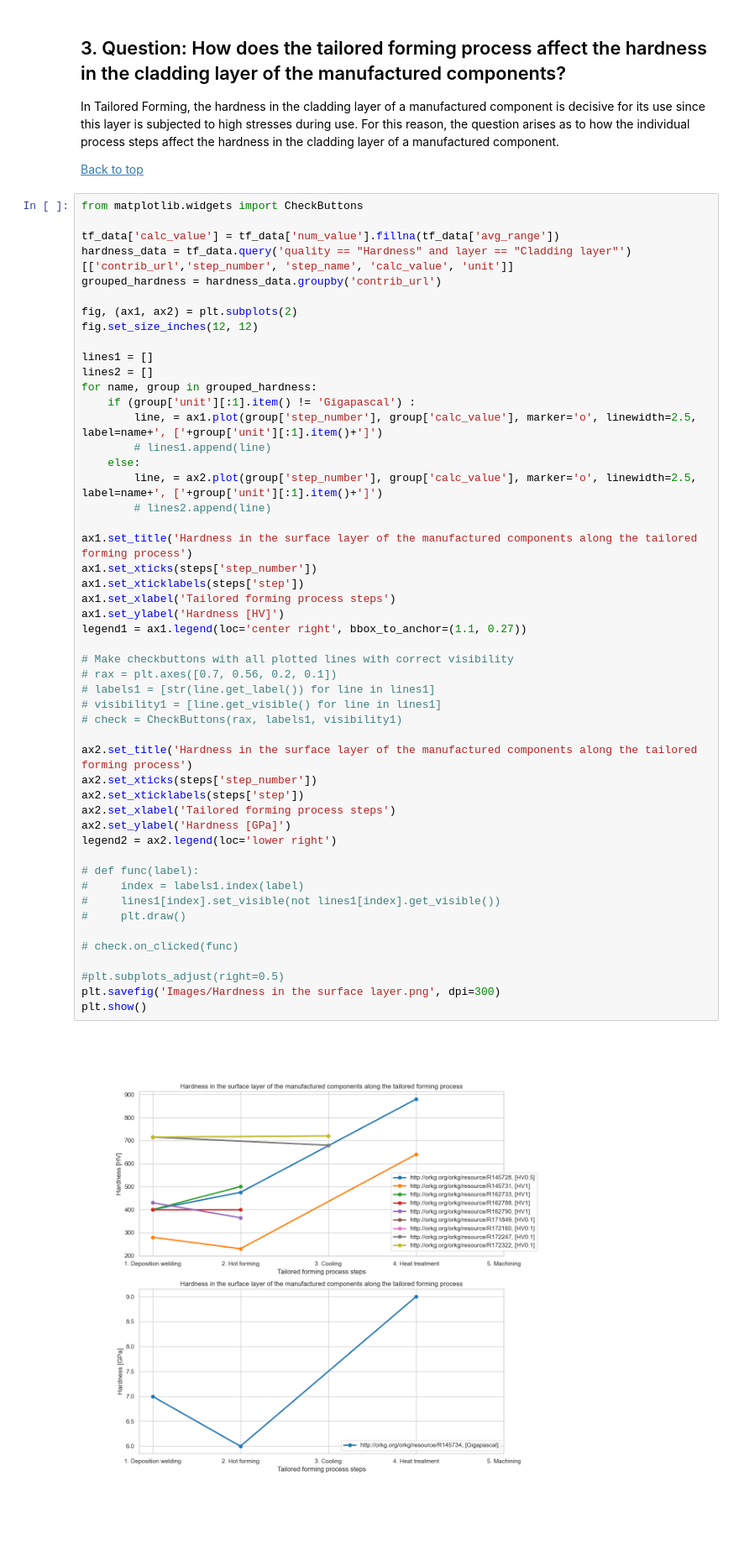
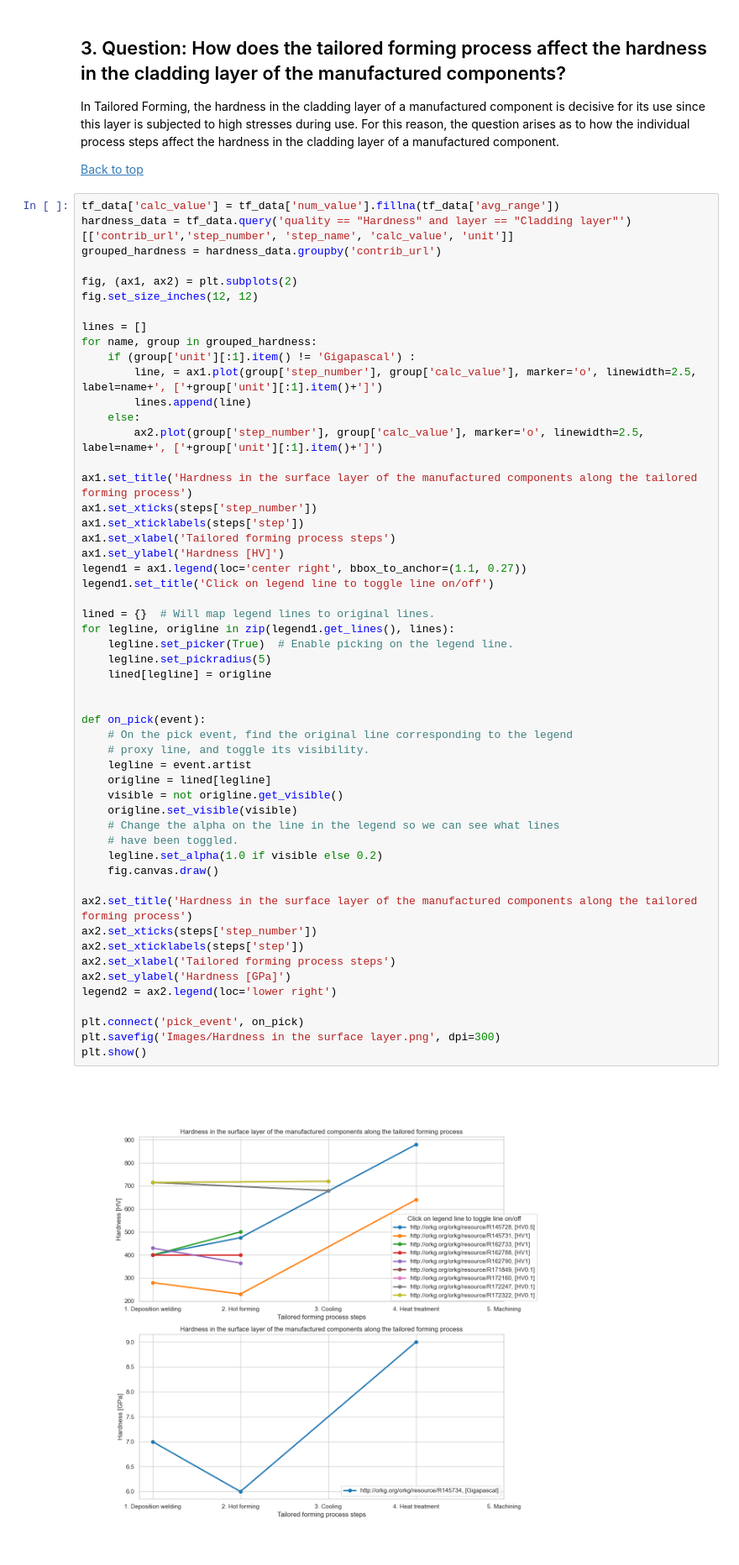
Before and after one commit to okarras/Jupyter-Notebooks, a Jupyter notebook: TailoredFormingAnalysis/tf_orkg.ipynb, the cells around one changed output. Shown: that part at 84% size. Saved outputs shown, nothing was run; the diff lists cells and outputs as text; blank space fills up the shorter version.

Commit message:
added interactive legend

```diff
--- a/TailoredFormingAnalysis/tf_orkg.ipynb
+++ b/TailoredFormingAnalysis/tf_orkg.ipynb
@@ -170,57 +170,60 @@ In Tailored Forming, the hardness in the cladding layer of a manufactured compon
 
 [Back to top](#top)
 # %%
-from matplotlib.widgets import CheckButtons
-
 tf_data['calc_value'] = tf_data['num_value'].fillna(tf_data['avg_range'])
 hardness_data = tf_data.query('quality == "Hardness" and layer == "Cladding layer"')[['contrib_url','step_number', 'step_name', 'calc_value', 'unit']]
 grouped_hardness = hardness_data.groupby('contrib_url')
 
 fig, (ax1, ax2) = plt.subplots(2)
 fig.set_size_inches(12, 12)
 
-lines1 = []
-lines2 = []
+lines = []
 for name, group in grouped_hardness:
     if (group['unit'][:1].item() != 'Gigapascal') :
         line, = ax1.plot(group['step_number'], group['calc_value'], marker='o', linewidth=2.5, label=name+', ['+group['unit'][:1].item()+']')
-        # lines1.append(line)
+        lines.append(line)
     else:
-        line, = ax2.plot(group['step_number'], group['calc_value'], marker='o', linewidth=2.5, label=name+', ['+group['unit'][:1].item()+']')
-        # lines2.append(line)
+        ax2.plot(group['step_number'], group['calc_value'], marker='o', linewidth=2.5, label=name+', ['+group['unit'][:1].item()+']')
 
 ax1.set_title('Hardness in the surface layer of the manufactured components along the tailored forming process')
 ax1.set_xticks(steps['step_number'])
 ax1.set_xticklabels(steps['step'])
 ax1.set_xlabel('Tailored forming process steps')
 ax1.set_ylabel('Hardness [HV]')
 legend1 = ax1.legend(loc='center right', bbox_to_anchor=(1.1, 0.27))
+legend1.set_title('Click on legend line to toggle line on/off')
 
-# Make checkbuttons with all plotted lines with correct visibility
-# rax = plt.axes([0.7, 0.56, 0.2, 0.1])
-# labels1 = [str(line.get_label()) for line in lines1]
-# visibility1 = [line.get_visible() for line in lines1]
-# check = CheckButtons(rax, labels1, visibility1)
+lined = {}  # Will map legend lines to original lines.
+for legline, origline in zip(legend1.get_lines(), lines):
+    legline.set_picker(True)  # Enable picking on the legend line.
+    legline.set_pickradius(5)
+    lined[legline] = origline
+
+
+def on_pick(event):
+    # On the pick event, find the original line corresponding to the legend
+    # proxy line, and toggle its visibility.
+    legline = event.artist
+    origline = lined[legline]
+    visible = not origline.get_visible()
+    origline.set_visible(visible)
+    # Change the alpha on the line in the legend so we can see what lines
+    # have been toggled.
+    legline.set_alpha(1.0 if visible else 0.2)
+    fig.canvas.draw()
 
 ax2.set_title('Hardness in the surface layer of the manufactured components along the tailored forming process')
 ax2.set_xticks(steps['step_number'])
 ax2.set_xticklabels(steps['step'])
 ax2.set_xlabel('Tailored forming process steps')
 ax2.set_ylabel('Hardness [GPa]')
 legend2 = ax2.legend(loc='lower right')
 
-# def func(label):
-#     index = labels1.index(label)
-#     lines1[index].set_visible(not lines1[index].get_visible())
-#     plt.draw()
-
-# check.on_clicked(func)
-
-#plt.subplots_adjust(right=0.5)
+plt.connect('pick_event', on_pick)
 plt.savefig('Images/Hardness in the surface layer.png', dpi=300)
 plt.show()
 # %% [output]
-[figure, old version]
+[figure, new version]
 # %% [markdown]
 <a id='q4'></a>
 ## 4. Question: For which material combinations can defects occur in the manufactured components in which tailored forming process steps?
```
Also changed, not shown: 1 other file.
